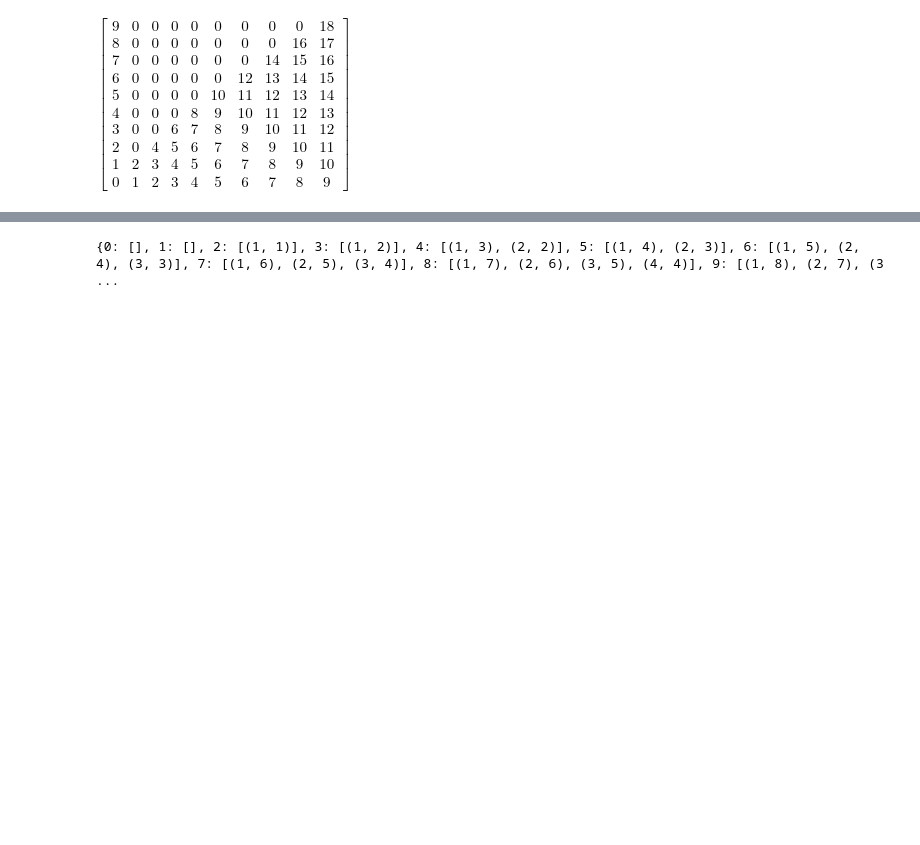
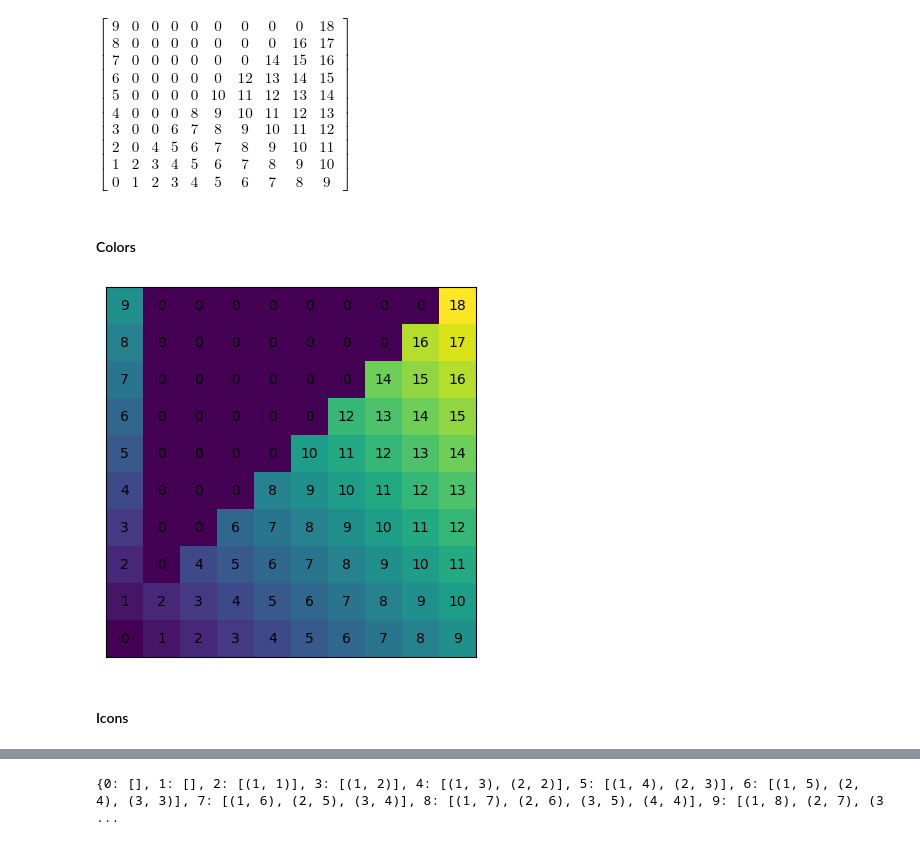
Before and after one commit to SergeyOberemok/python-storybook, a Jupyter notebook: Math/Addition table.ipynb, the cells around one changed output, grey strips where cells are left out. Saved outputs shown, nothing was run; the diff lists cells and outputs as text; code cells hidden in the pictures; blank space fills up the shorter version.

```diff
--- a/Math/Addition table.ipynb
+++ b/Math/Addition table.ipynb
@@ -43,8 +43,8 @@ def getAdditionTable():
     size = 10
     A = np.zeros([size, size], int)
 
-    for row in range(0, size):
-        for column in range(0, size):
+    for row in range(size):
+        for column in range(size):
             if row == 0:
                 A[row, column] = column
                 continue
@@ -62,3 +62,21 @@ A = getAdditionTable()
 display(Math(sp.latex(sp.sympify(A))))
 # %% [output]
 $\displaystyle \left[\begin{matrix}9 & 0 & 0 & 0 & 0 & 0 & 0 & 0 & 0 & 18\\8 & 0 & 0 & 0 & 0 & 0 & 0 & 0 & 16 & 17\\7 & 0 & 0 & 0 & 0 & 0 & 0 & 14 & 15 & 16\\6 & 0 & 0 & 0 & 0 & 0 & 12 & 13 & 14 & 15\\5 & 0 & 0 & 0 & 0 & 10 & 11 & 12 & 13 & 14\\4 & 0 & 0 & 0 & 8 & 9 & 10 & 11 & 12 & 13\\3 & 0 & 0 & 6 & 7 & 8 & 9 & 10 & 11 & 12\\2 & 0 & 4 & 5 & 6 & 7 & 8 & 9 & 10 & 11\\1 & 2 & 3 & 4 & 5 & 6 & 7 & 8 & 9 & 10\\0 & 1 & 2 & 3 & 4 & 5 & 6 & 7 & 8 & 9\end{matrix}\right]$
+# %% [markdown]
+#### Colors
+# %%
+xLength, yLength = np.shape(A)
+
+plt.imshow(A)
+
+for i in range(xLength):
+    for j in range(yLength):
+        plt.text(j, i, A[i, j], horizontalalignment='center', verticalalignment='center')
+
+plt.tick_params(left=False, bottom=False, labelleft=False, labelbottom=False)
+
+plt.show()
+# %% [output]
+[figure, added]
+# %% [markdown]
+#### Icons
```
Also changed, not shown: parts of 14 cells of this notebook, 12 other files.
